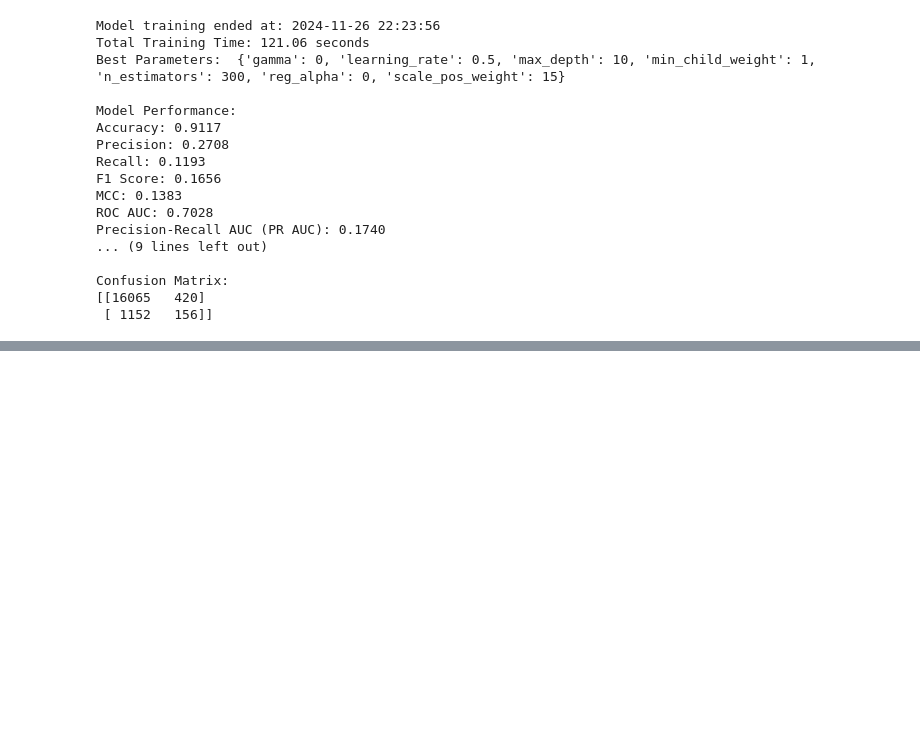
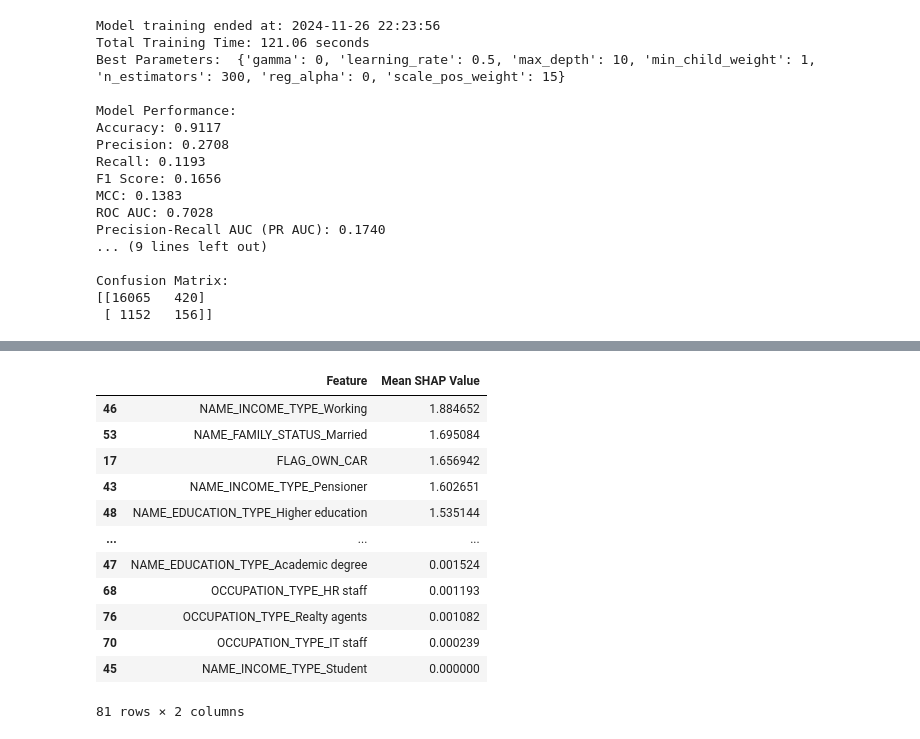
Before and after one commit to dev-dords/ML2_Project, a Jupyter notebook: model - smote.ipynb, the cells around one changed output, grey strips where cells are left out. Cells and saved outputs as stored; diff of their text form; code cells hidden in the pictures; blank space fills up the shorter version.

```diff
--- a/model - smote.ipynb
+++ b/model - smote.ipynb
@@ -341,0 +367,23 @@ Confusion Matrix:
+# %%
+# Compute mean absolute SHAP values for each feature
+shap_summary = pd.DataFrame({
+    'Feature': X_train.columns,
+    'Mean SHAP Value': np.abs(shap_values.values).mean(axis=0)
+}).sort_values(by='Mean SHAP Value', ascending=False)
+
+# Display the summary
+shap_summary
+# %% [output]
+|  | Feature | Mean SHAP Value |
+| 46 | NAME_INCOME_TYPE_Working | 1.884652 |
+| 53 | NAME_FAMILY_STATUS_Married | 1.695084 |
+| 17 | FLAG_OWN_CAR | 1.656942 |
+| 43 | NAME_INCOME_TYPE_Pensioner | 1.602651 |
+| 48 | NAME_EDUCATION_TYPE_Higher education | 1.535144 |
+| ... | ... | ... |
+| 47 | NAME_EDUCATION_TYPE_Academic degree | 0.001524 |
+| 68 | OCCUPATION_TYPE_HR staff | 0.001193 |
+| 76 | OCCUPATION_TYPE_Realty agents | 0.001082 |
+| 70 | OCCUPATION_TYPE_IT staff | 0.000239 |
+| 45 | NAME_INCOME_TYPE_Student | 0.000000 |
+81 rows × 2 columns
```
Also changed, not shown: parts of 3 cells of this notebook.
